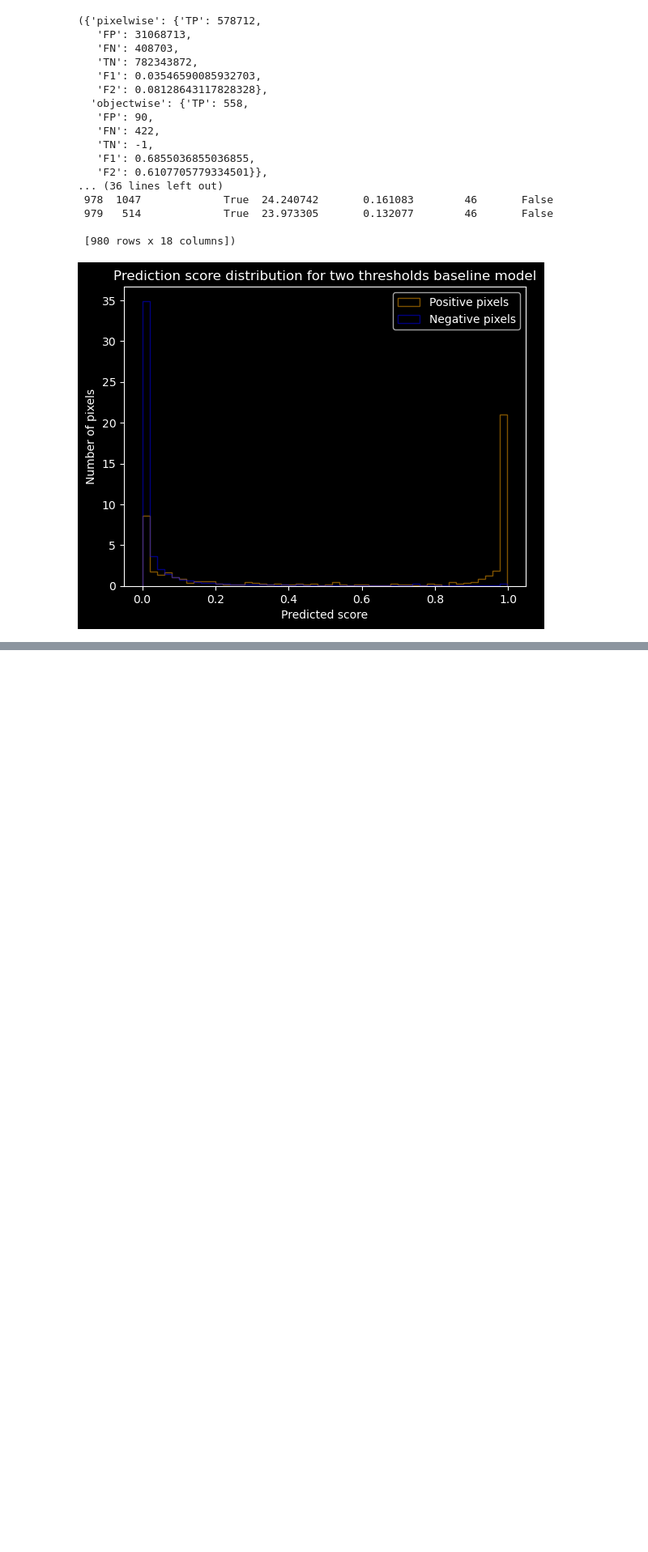
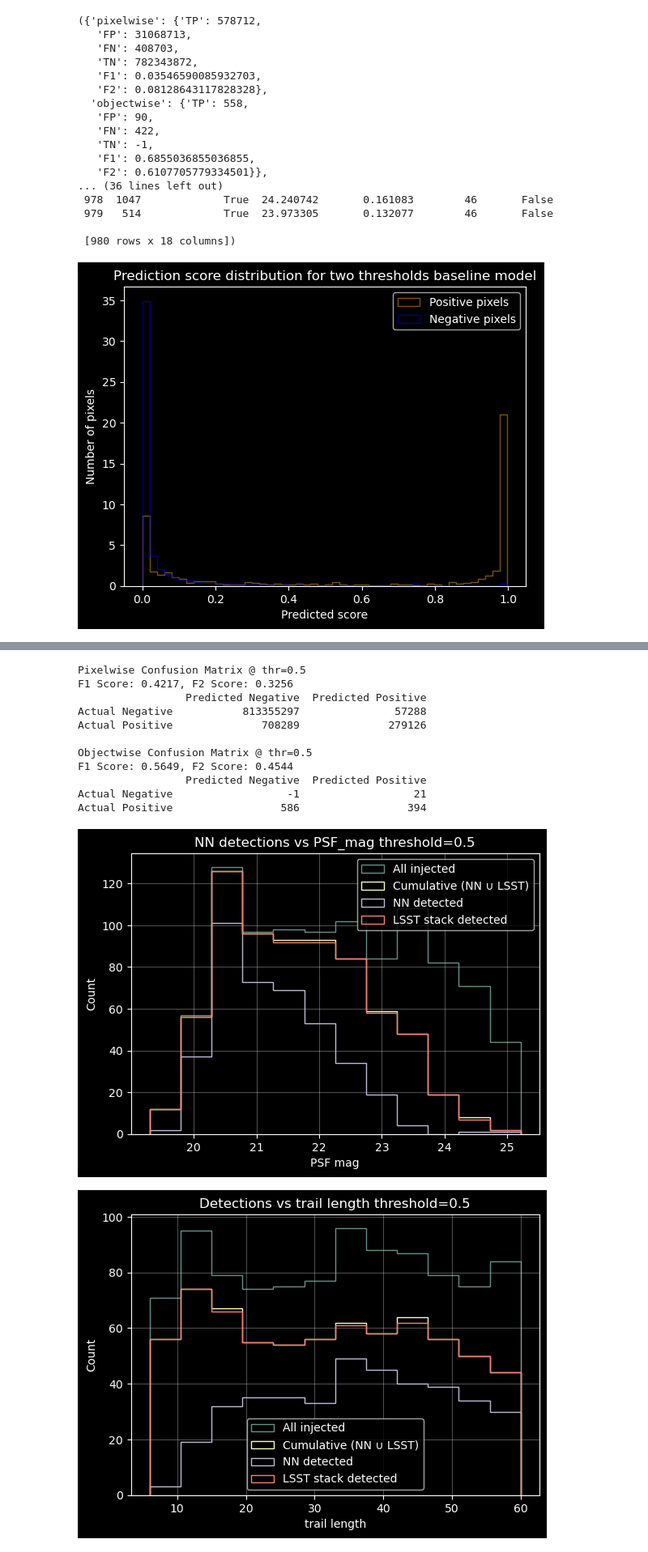
Before and after one commit to dirac-institute/Asteroid_detection_CNN, a Jupyter notebook: experiments/Evaluation.ipynb, the cells around one changed output, grey strips where cells are left out. Shown at 81% size. Saved outputs shown, nothing was run; the diff lists cells and outputs as text; code cells hidden in the pictures; blank space fills up the shorter version.

```diff
--- a/experiments/Evaluation.ipynb
+++ b/experiments/Evaluation.ipynb
@@ -342,0 +378,16 @@ plt.show()
+# %%
+_ = evaluate_model_on_catalog(test_catalog, p_5, gt_test, threshold=0.5)
+# %% [output]
+Pixelwise Confusion Matrix @ thr=0.5
+F1 Score: 0.4217, F2 Score: 0.3256
+                 Predicted Negative  Predicted Positive
+Actual Negative           813355297               57288
+Actual Positive              708289              279126
+
+Objectwise Confusion Matrix @ thr=0.5
+F1 Score: 0.5649, F2 Score: 0.4544
+                 Predicted Negative  Predicted Positive
+Actual Negative                  -1                  21
+Actual Positive                 586                 394
+[figure, added]
+[figure, added]
```
Also changed, not shown: parts of 8 cells of this notebook, 2 other files.
